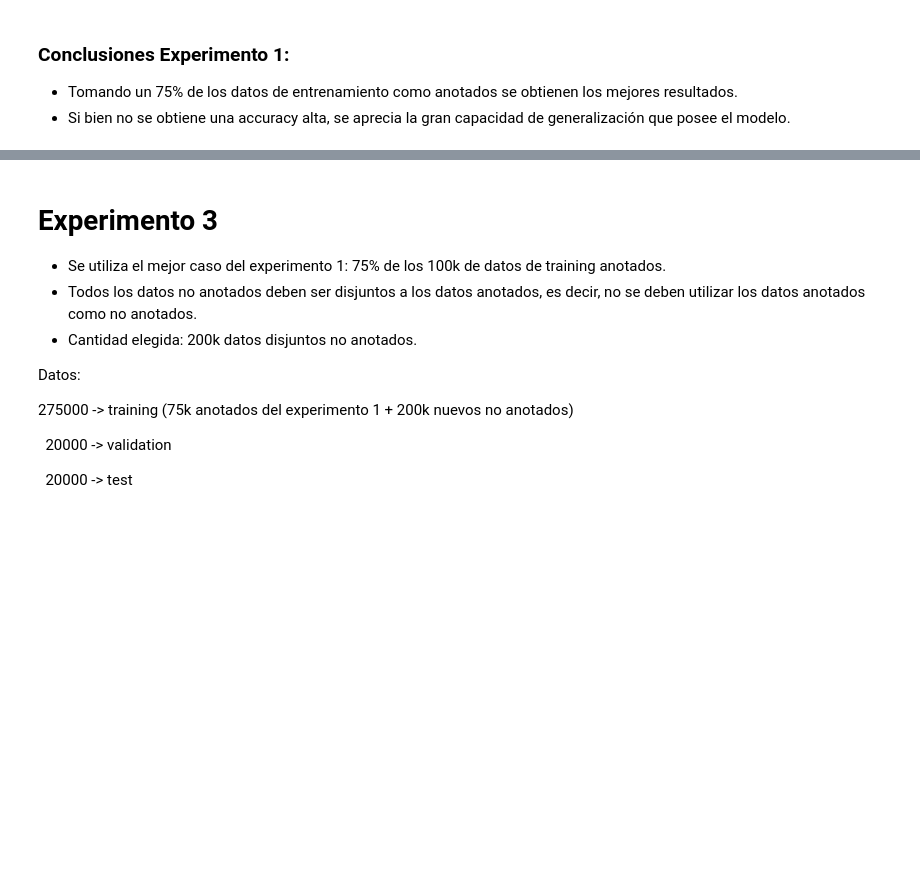
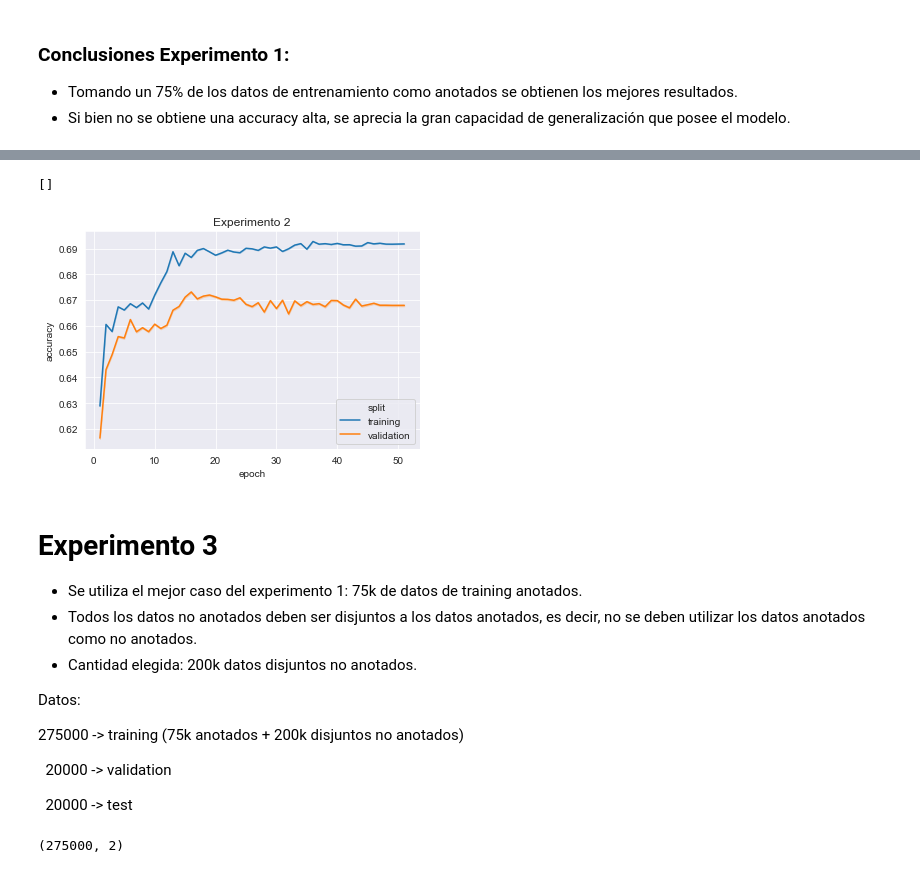
Before and after one commit to emikokic/thesis, a Jupyter notebook: notebooks/experiment_results_cnn_ladder.ipynb, the cells around one changed output, grey strips where cells are left out. Saved outputs shown, nothing was run; the diff lists cells and outputs as text; code cells hidden in the pictures; blank space fills up the shorter version.

```diff
--- a/notebooks/experiment_results_cnn_ladder.ipynb
+++ b/notebooks/experiment_results_cnn_ladder.ipynb
@@ -191,0 +217,4 @@ Se utilizan 75% de los primeros 100k como datos anotados (#datos anotados = 75k)
+# %%
+results_exp_2 = pd.read_csv('../models/experiments/results_cnn_ladder_exp_2.csv')
+split_group = results_exp_2.groupby('split')
+split_group.accuracy.describe()
@@ -192,13 +227,22 @@ Se utilizan 75% de los primeros 100k como datos anotados (#datos anotados = 75k)
+# %%
+sns.set_style('darkgrid')
+train_val_df = results_exp_2[results_exp_2.split.isin(['training', 'validation'])]
+ax_acc = sns.lineplot(x='epoch', y='accuracy', hue='split', data=train_val_df)
+ax_acc.set_title('Experimento 2')
+ax_acc.plot()
+# %% [output]
+[]
+[figure, added]
 # %% [markdown]
 # Experimento 3
 
-- Se utiliza el mejor caso del experimento 1: 75% de los 100k de datos de training anotados.
+- Se utiliza el mejor caso del experimento 1: 75k de datos de training anotados.
 - Todos los datos no anotados deben ser disjuntos a los datos anotados, es decir, no se deben utilizar los datos anotados como no anotados.
 - Cantidad elegida: 200k datos disjuntos no anotados.
 
 Datos:
 
-275000 -> training (75k anotados del experimento 1 + 200k nuevos no anotados)
+275000 -> training (75k anotados + 200k disjuntos no anotados)
 
 &nbsp; 20000 -> validation
 
@@ -205,0 +256,5 @@ Datos:
+# %%
+train_exp_3 = pd.concat([train, train_extra])
+train_exp_3.shape
+# %% [output]
+(275000, 2)
```
Also changed, not shown: parts of 13 cells of this notebook, 2 other files.
